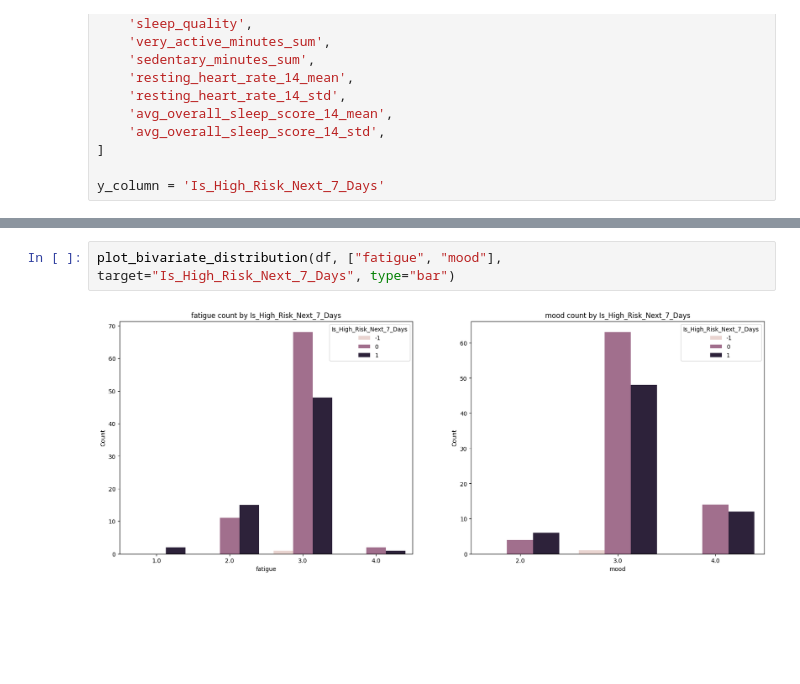
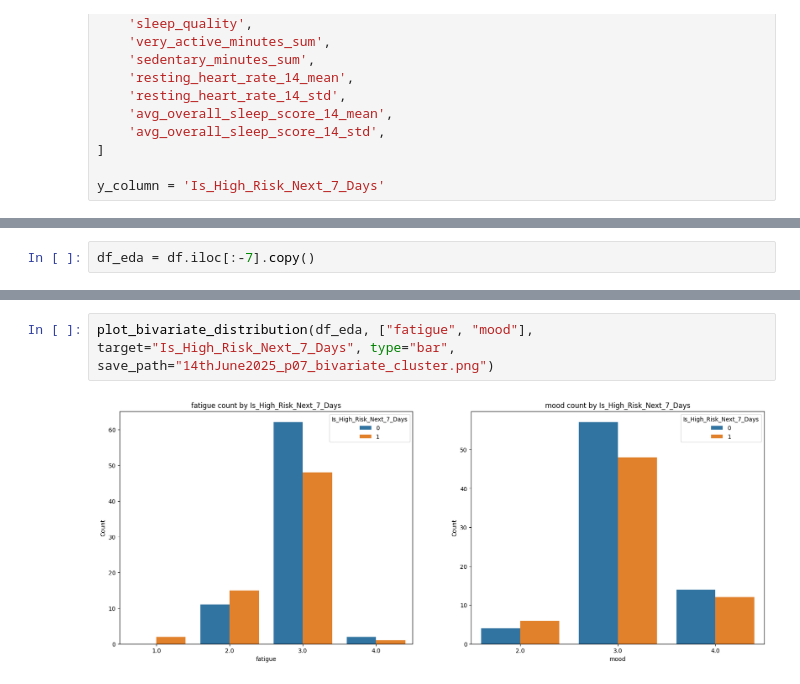
Before and after one commit to ahmedhanifc/DSAI3301---Physiological-Signals-Mental-Health-Assessment, a Jupyter notebook: analysis_v2.ipynb, the cells around one changed output, grey strips where cells are left out. Cells and saved outputs as stored; diff of their text form; blank space fills up the shorter version.

```diff
--- a/analysis_v2.ipynb
+++ b/analysis_v2.ipynb
@@ -153 +147,3 @@ ax.bar
+# %%
+df_eda = df.iloc[:-7].copy()
 # %%
@@ -169,4 +165,4 @@ NameError: name 'plot_bivariate_distribution' is not defined
 # %%
-plot_bivariate_distribution(df, ["fatigue", "mood"], target="Is_High_Risk_Next_7_Days", type="bar")
+plot_bivariate_distribution(df_eda, ["fatigue", "mood"], target="Is_High_Risk_Next_7_Days", type="bar",  save_path="14thJune2025_p07_bivariate_cluster.png")
 # %% [output]
-[figure, old version]
+[figure, new version]
```
Also changed, not shown: parts of 6 cells of this notebook, 1 other file.
